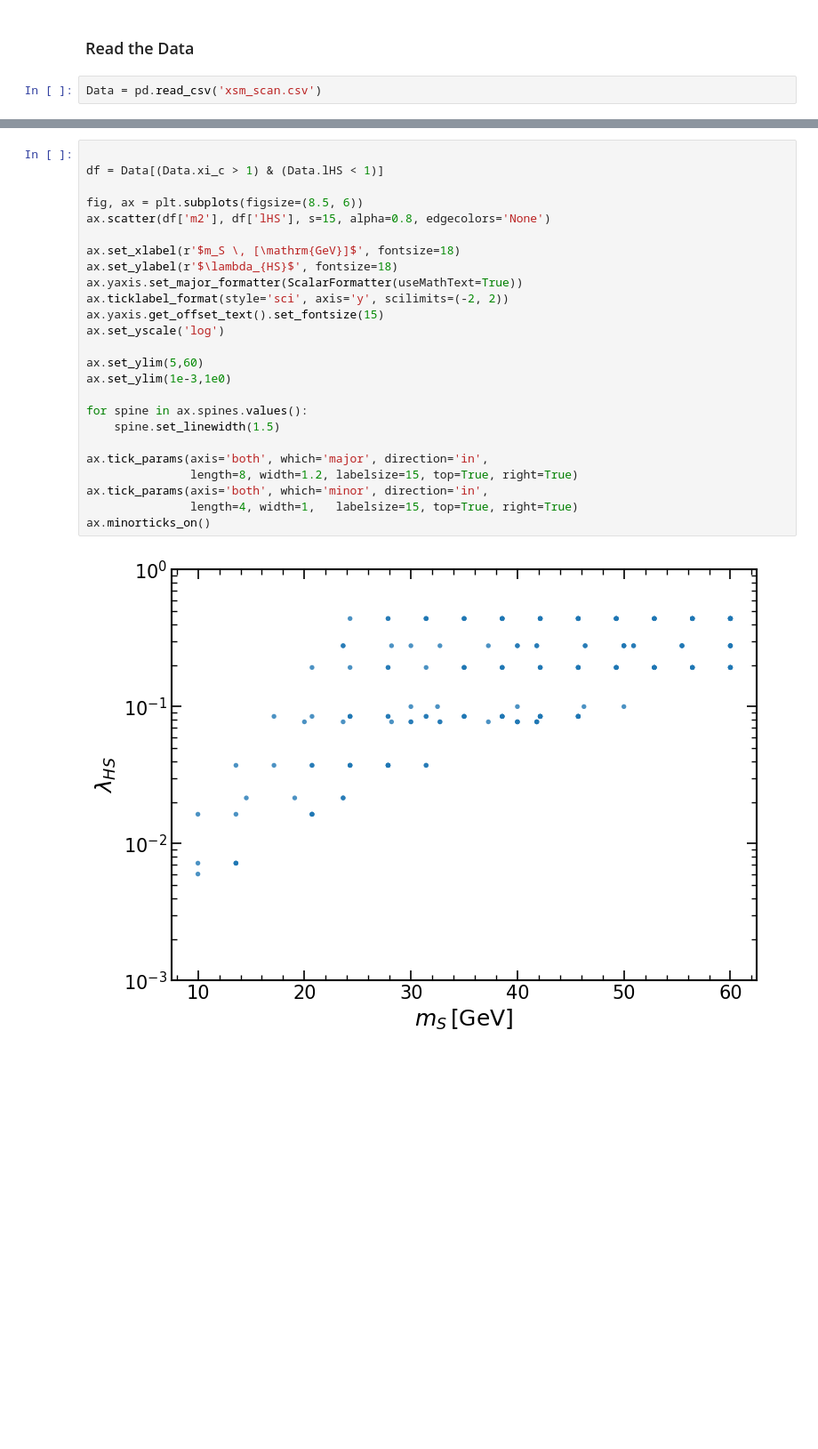
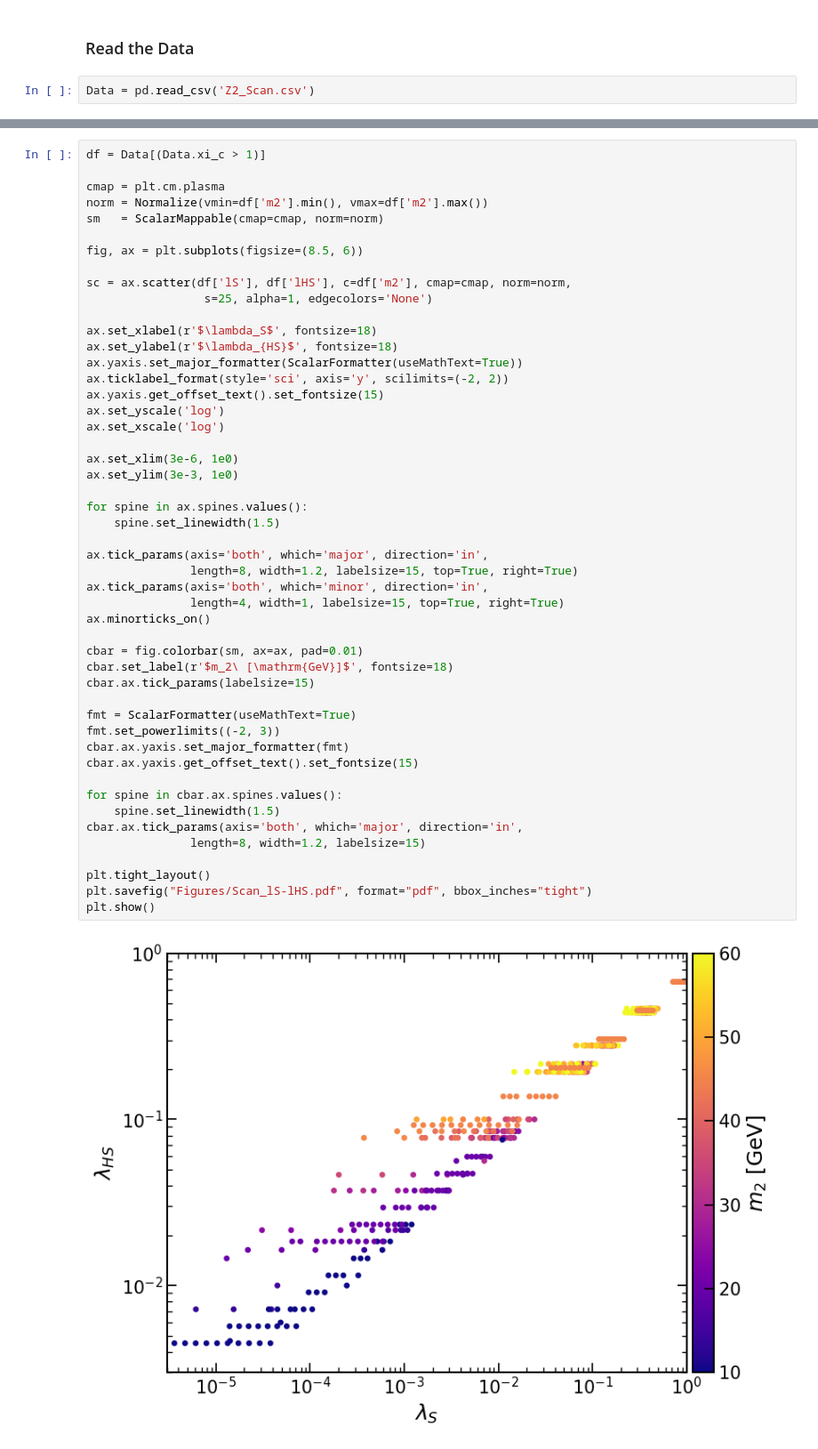
Before and after one commit to Diego-gt-phys/TFM-Repository, a Jupyter notebook: xSM_Tadpole_Analysis.ipynb, the cells around one changed output, grey strips where cells are left out. Shown at 89% size. Saved outputs shown, nothing was run; the diff lists cells and outputs as text; blank space fills up the shorter version.

Commit message:
Expanded The parameter Scan

```diff
--- a/xSM_Tadpole_Analysis.ipynb
+++ b/xSM_Tadpole_Analysis.ipynb
@@ -975,4 +966,4 @@ Name: count, dtype: int64
 # %% [markdown]
 ### Read the Data
 # %%
-Data = pd.read_csv('xsm_scan.csv')
+Data = pd.read_csv('Z2_Scan.csv')
@@ -989,27 +970,51 @@ nan
 # %%
+df = Data[(Data.xi_c > 1)]
 
-df = Data[(Data.xi_c > 1) & (Data.lHS < 1)]
+cmap = plt.cm.plasma
+norm = Normalize(vmin=df['m2'].min(), vmax=df['m2'].max())
+sm   = ScalarMappable(cmap=cmap, norm=norm)
 
 fig, ax = plt.subplots(figsize=(8.5, 6))
-ax.scatter(df['m2'], df['lHS'], s=15, alpha=0.8, edgecolors='None')
 
-ax.set_xlabel(r'$m_S \, [\mathrm{GeV}]$', fontsize=18)
+sc = ax.scatter(df['lS'], df['lHS'], c=df['m2'], cmap=cmap, norm=norm,
+                 s=25, alpha=1, edgecolors='None')
+
+ax.set_xlabel(r'$\lambda_S$', fontsize=18)
 ax.set_ylabel(r'$\lambda_{HS}$', fontsize=18)
 ax.yaxis.set_major_formatter(ScalarFormatter(useMathText=True))
 ax.ticklabel_format(style='sci', axis='y', scilimits=(-2, 2))
 ax.yaxis.get_offset_text().set_fontsize(15)
 ax.set_yscale('log')
+ax.set_xscale('log')
 
-ax.set_ylim(5,60)
-ax.set_ylim(1e-3,1e0)
+ax.set_xlim(3e-6, 1e0)
+ax.set_ylim(3e-3, 1e0)
 
 for spine in ax.spines.values():
     spine.set_linewidth(1.5)
 
 ax.tick_params(axis='both', which='major', direction='in',
                length=8, width=1.2, labelsize=15, top=True, right=True)
 ax.tick_params(axis='both', which='minor', direction='in',
-               length=4, width=1,   labelsize=15, top=True, right=True)
+               length=4, width=1, labelsize=15, top=True, right=True)
 ax.minorticks_on()
+
+cbar = fig.colorbar(sm, ax=ax, pad=0.01)
+cbar.set_label(r'$m_2\ [\mathrm{GeV}]$', fontsize=18)
+cbar.ax.tick_params(labelsize=15)
+
+fmt = ScalarFormatter(useMathText=True)
+fmt.set_powerlimits((-2, 3))
+cbar.ax.yaxis.set_major_formatter(fmt)
+cbar.ax.yaxis.get_offset_text().set_fontsize(15)
+
+for spine in cbar.ax.spines.values():
+    spine.set_linewidth(1.5)
+cbar.ax.tick_params(axis='both', which='major', direction='in',
+               length=8, width=1.2, labelsize=15)
+
+plt.tight_layout()
+plt.savefig("Figures/Scan_lS-lHS.pdf", format="pdf", bbox_inches="tight")
+plt.show()
 # %% [output]
-[figure, old version]
+[figure, new version]
```
Also changed, not shown: parts of 16 cells of this notebook, 10 other files.
